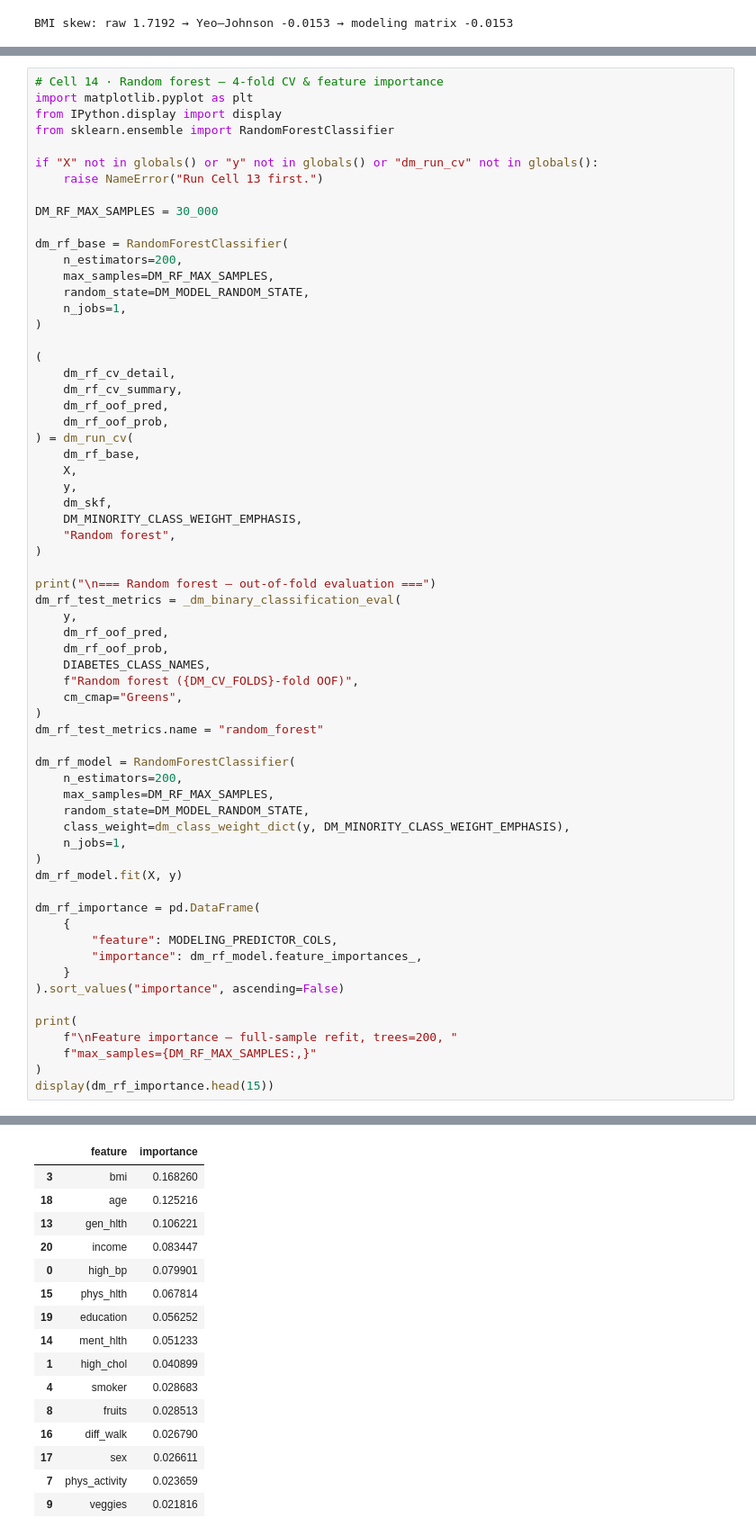
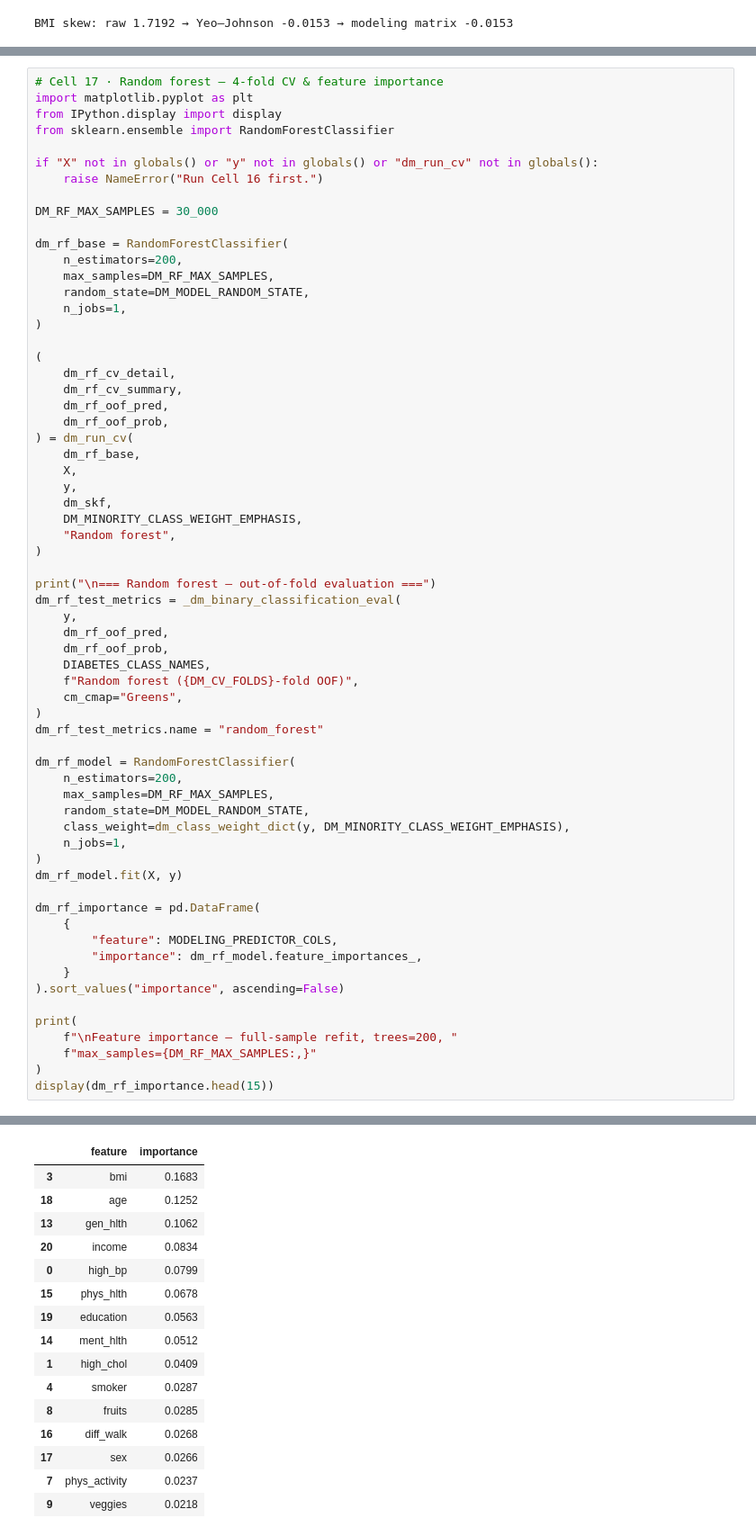
Before and after one commit to tnewman10/DDDM, a Jupyter notebook: Diabetes Prediction Model/Diabetes Prediction Model (5050 Split).ipynb, the cells around one changed output, grey strips where cells are left out. Shown at 90% size. Saved outputs shown, nothing was run; the diff lists cells and outputs as text.

```diff
--- a/Diabetes Prediction Model/Diabetes Prediction Model (5050 Split).ipynb
+++ b/Diabetes Prediction Model/Diabetes Prediction Model (5050 Split).ipynb
@@ -843,11 +1273,11 @@ Intercept: -4.5859
 # %%
-# Cell 14 · Random forest — 4-fold CV & feature importance
+# Cell 17 · Random forest — 4-fold CV & feature importance
 import matplotlib.pyplot as plt
 from IPython.display import display
 from sklearn.ensemble import RandomForestClassifier
 
 if "X" not in globals() or "y" not in globals() or "dm_run_cv" not in globals():
-    raise NameError("Run Cell 13 first.")
+    raise NameError("Run Cell 16 first.")
 
 DM_RF_MAX_SAMPLES = 30_000
 
@@ -935,28 +1365,28 @@ Confusion matrix (rows = true, columns = predicted):
               precision    recall  f1-score   support
 
  No diabetes      0.765     0.700     0.731     35346
     Diabetes      0.723     0.785     0.753     35346
 
     accuracy                          0.743     70692
    macro avg      0.744     0.743     0.742     70692
 weighted avg      0.744     0.743     0.742     70692
 
 
 Feature importance — full-sample refit, trees=200, max_samples=30,000
 |  | feature | importance |
-| 3 | bmi | 0.168260 |
-| 18 | age | 0.125216 |
-| 13 | gen_hlth | 0.106221 |
-| 20 | income | 0.083447 |
-| 0 | high_bp | 0.079901 |
-| 15 | phys_hlth | 0.067814 |
-| 19 | education | 0.056252 |
-| 14 | ment_hlth | 0.051233 |
-| 1 | high_chol | 0.040899 |
-| 4 | smoker | 0.028683 |
-| 8 | fruits | 0.028513 |
-| 16 | diff_walk | 0.026790 |
-| 17 | sex | 0.026611 |
-| 7 | phys_activity | 0.023659 |
-| 9 | veggies | 0.021816 |
+| 3 | bmi | 0.1683 |
+| 18 | age | 0.1252 |
+| 13 | gen_hlth | 0.1062 |
+| 20 | income | 0.0834 |
+| 0 | high_bp | 0.0799 |
+| 15 | phys_hlth | 0.0678 |
+| 19 | education | 0.0563 |
+| 14 | ment_hlth | 0.0512 |
+| 1 | high_chol | 0.0409 |
+| 4 | smoker | 0.0287 |
+| 8 | fruits | 0.0285 |
+| 16 | diff_walk | 0.0268 |
+| 17 | sex | 0.0266 |
+| 7 | phys_activity | 0.0237 |
+| 9 | veggies | 0.0218 |
 # %%
```
Also changed, not shown: parts of 24 cells of this notebook, 1 other file.
